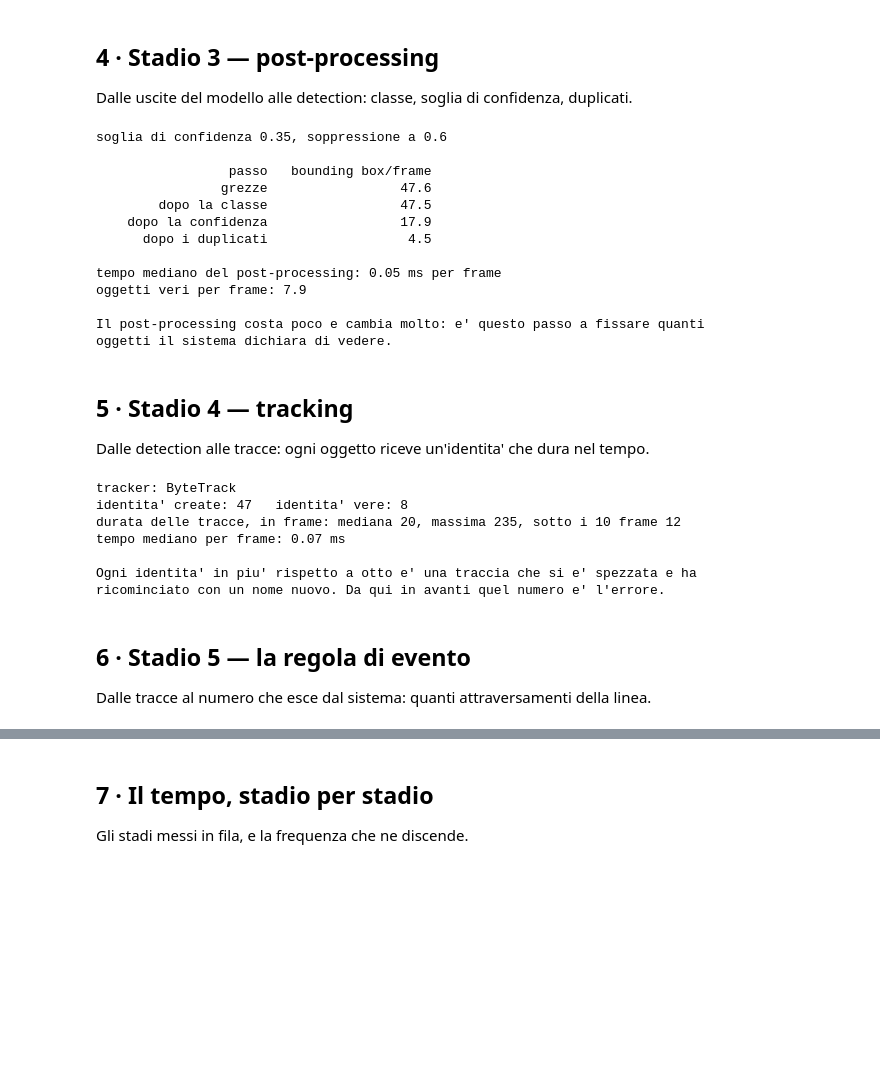
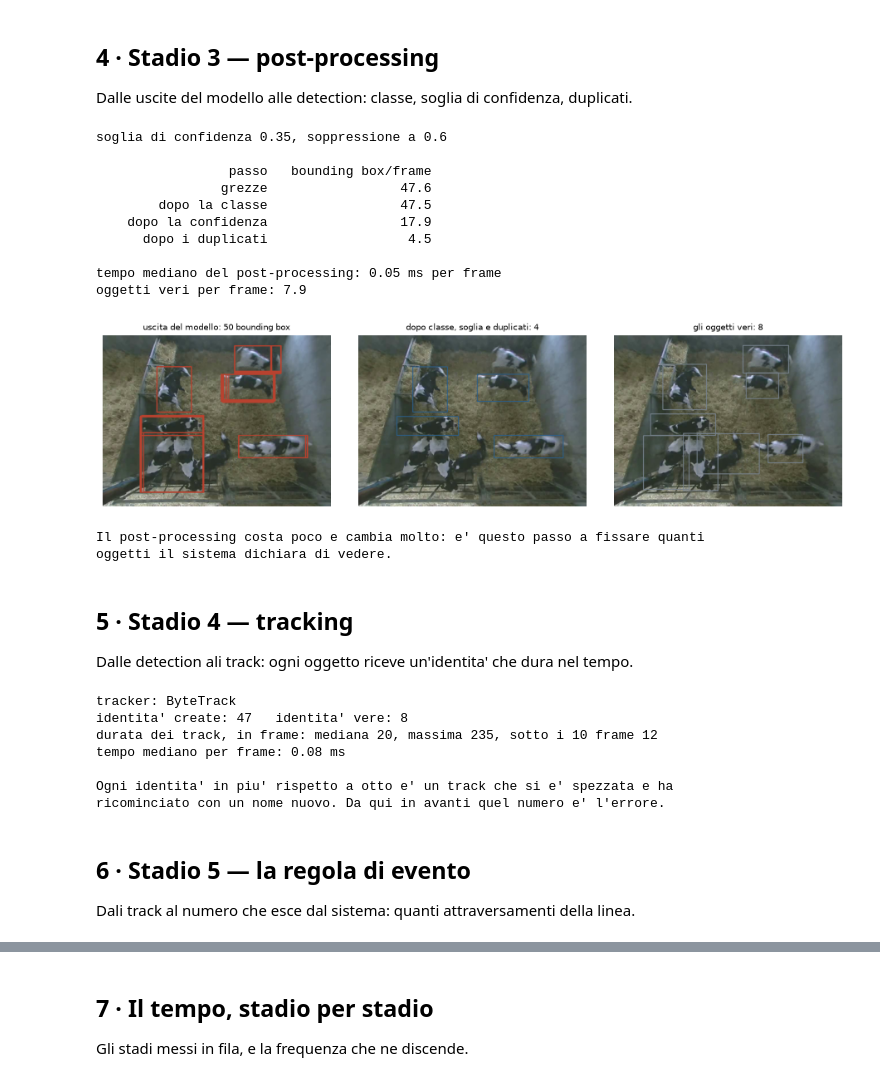
Before and after one commit to nunziati/zcs-ai-course-2026, a Jupyter notebook: lezione-4/lezione-4.ipynb, the cells around one changed output, grey strips where cells are left out. Cells and saved outputs as stored; diff of their text form; code cells hidden in the pictures; blank space fills up the shorter version.

```diff
--- a/lezione-4/lezione-4.ipynb
+++ b/lezione-4/lezione-4.ipynb
@@ -44,7 +44,7 @@ import numpy as np, pandas as pd, cv2, matplotlib.pyplot as plt
 from scipy.optimize import linear_sum_assignment
 
 # PUNTO DI VARIAZIONE — la configurazione della pipeline
-DETECTOR   = "yolo11m"   # yolo11n, yolo11s, yolo11m (AGPL-3.0) oppure rtdetr (Apache 2.0)
+DETECTOR   = "yolo11m"   # yolo11n, yolo11s, yolo11m   oppure   rtdetr
 INGRESSO   = 640         # lato a cui il frame e' ricondotto per il modello
 CONFIDENZA = 0.35        # soglia di esercizio: sotto, la detection viene scartata
 SOVRAPP    = 0.60        # soglia della soppressione dei duplicati
@@ -82,6 +82,25 @@ def nms(b, s, soglia):
         ordine = ordine[1:][iou(b[k:k + 1], b[ordine[1:]])[0] < soglia]
     return tenuti
 
+BGR = {"blu": (138, 95, 44), "ros": (47, 66, 184), "muto": (140, 130, 119)}
+
+def con_box(im, box, colore="blu", testi=None):
+    """Disegna i bounding box su una copia del frame."""
+    im = im.copy()
+    for k, b in enumerate(np.asarray(box, dtype=float).reshape(-1, 4).astype(int)):
+        cv2.rectangle(im, (b[0], b[1]), (b[2], b[3]), BGR[colore], 2)
+        if testi is not None:
+            cv2.putText(im, str(testi[k]), (b[0], max(b[1] - 7, 16)),
+                        cv2.FONT_HERSHEY_SIMPLEX, 1.0, BGR[colore], 3)
+    return im
+
+def pannello(immagini, titoli, alto=3.1):
+    fig, ax = plt.subplots(1, len(immagini), dpi=78,
+                           figsize=(alto * 4 / 3 * len(immagini), alto))
+    for a, im, t in zip(np.atleast_1d(ax), immagini, titoli):
+        a.imshow(cv2.cvtColor(im, cv2.COLOR_BGR2RGB)); a.axis("off"); a.set_title(t, fontsize=9)
+    fig.tight_layout(); plt.show()
+
 def serve(modulo, pacchetto=None):
     try: return importlib.import_module(modulo)
     except ImportError:
@@ -110,7 +129,7 @@ for _, q in vera[vera.frame == 0].iterrows():
     cv2.rectangle(mostra, (int(q.x1), int(q.y1)), (int(q.x2), int(q.y2)), (140, 130, 120), 2)
     cv2.putText(mostra, str(int(q.tracklet_id)), (int(q.x1), int(q.y1) - 5),
                 cv2.FONT_HERSHEY_SIMPLEX, .5, (140, 130, 120), 1)
-fig, ax = plt.subplots(figsize=(7, 5.3))
+fig, ax = plt.subplots(figsize=(7, 5.3), dpi=80)
 ax.imshow(cv2.cvtColor(mostra, cv2.COLOR_BGR2RGB)); ax.axis("off")
 ax.set_title("il primo frame, con la verita' a terra", fontsize=10)
 fig.tight_layout(); plt.show()
@@ -222,40 +241,48 @@ for b, s, n in grezze:
     k = [i for i, q in enumerate(n) if q in ANIMALI]
     b, s = b[k], s[k]; conta["dopo la classe"] += len(b)
     k = s >= CONFIDENZA
     b, s = b[k], s[k]; conta["dopo la confidenza"] += len(b)
     if len(b):
         k = nms(b, s, SOVRAPP); b, s = b[k], s[k]
     conta["dopo i duplicati"] += len(b)
     pulite.append((b, s))
     t_post.append(time.perf_counter() - t0)
 t_post = np.array(t_post)
 
 print(f"soglia di confidenza {CONFIDENZA}, soppressione a {SOVRAPP}")
 print(f"\n{'passo':>22}{'bounding box/frame':>21}")
 for k, v in conta.items():
     print(f"{k:>22}{v / len(grezze):21.1f}")
 print(f"\ntempo mediano del post-processing: {np.median(t_post) * 1000:.2f} ms per frame")
 print(f"oggetti veri per frame: {len(vera) / vera.frame.nunique():.1f}")
+F = min(120, len(frame) - 1)
+pannello([con_box(frame[F], grezze[F][0], "ros"),
+          con_box(frame[F], pulite[F][0], "blu"),
+          con_box(frame[F], vera[vera.frame == F][B].values, "muto")],
+         [f"uscita del modello: {len(grezze[F][0])} bounding box",
+          f"dopo classe, soglia e duplicati: {len(pulite[F][0])}",
+          f"gli oggetti veri: {(vera.frame == F).sum()}"], alto=3.0)
+
 print("\nIl post-processing costa poco e cambia molto: e' questo passo a fissare quanti")
 print("oggetti il sistema dichiara di vedere.")
 # %% [output]
 soglia di confidenza 0.35, soppressione a 0.6
 
                  passo   bounding box/frame
                 grezze                 47.6
         dopo la classe                 47.5
     dopo la confidenza                 17.9
       dopo i duplicati                  4.5
 
 tempo mediano del post-processing: 0.05 ms per frame
 oggetti veri per frame: 7.9
-
-Il post-processing costa poco e cambia molto: e' questo passo a fissare quanti
-oggetti il sistema dichiara di vedere.
+[figure, added]
+Il post-processing costa poco e cambia molto: e' questo passo a fissare quanti
+oggetti il sistema dichiara di vedere.
 # %% [markdown]
 ## 5 · Stadio 4 — tracking
 
-Dalle detection alle tracce: ogni oggetto riceve un'identita' che dura nel tempo.
+Dalle detection ali track: ogni oggetto riceve un'identita' che dura nel tempo.
 # %%
 def traccia(pulite, grezze, due_passate, iou_min=0.3, max_persi=15, debole=0.15):
     tracce, prossimo, uscita = {}, 1, []
@@ -301,23 +328,23 @@ t_track = (time.perf_counter() - t0) / len(frame)
 durata = tracce.groupby("id").size()
 print(f"tracker: {'ByteTrack' if DUE_PASSATE else 'SORT'}")
 print(f"identita' create: {tracce.id.nunique()}   identita' vere: {vera.tracklet_id.nunique()}")
-print(f"durata delle tracce, in frame: mediana {durata.median():.0f}, "
+print(f"durata dei track, in frame: mediana {durata.median():.0f}, "
       f"massima {durata.max()}, sotto i 10 frame {int((durata < 10).sum())}")
 print(f"tempo mediano per frame: {t_track * 1000:.2f} ms")
-print(f"\nOgni identita' in piu' rispetto a otto e' una traccia che si e' spezzata e ha")
+print(f"\nOgni identita' in piu' rispetto a otto e' un track che si e' spezzata e ha")
 print("ricominciato con un nome nuovo. Da qui in avanti quel numero e' l'errore.")
 # %% [output]
 tracker: ByteTrack
 identita' create: 47   identita' vere: 8
-durata delle tracce, in frame: mediana 20, massima 235, sotto i 10 frame 12
-tempo mediano per frame: 0.07 ms
+durata dei track, in frame: mediana 20, massima 235, sotto i 10 frame 12
+tempo mediano per frame: 0.08 ms
 
-Ogni identita' in piu' rispetto a otto e' una traccia che si e' spezzata e ha
+Ogni identita' in piu' rispetto a otto e' un track che si e' spezzata e ha
 ricominciato con un nome nuovo. Da qui in avanti quel numero e' l'errore.
 # %% [markdown]
 ## 6 · Stadio 5 — la regola di evento
 
-Dalle tracce al numero che esce dal sistema: quanti attraversamenti della linea.
+Dali track al numero che esce dal sistema: quanti attraversamenti della linea.
 # %%
 def attraversamenti(d, colonna_id, cx):
     eventi = []
```
Also changed, not shown: parts of 8 cells of this notebook, 2 other files.
